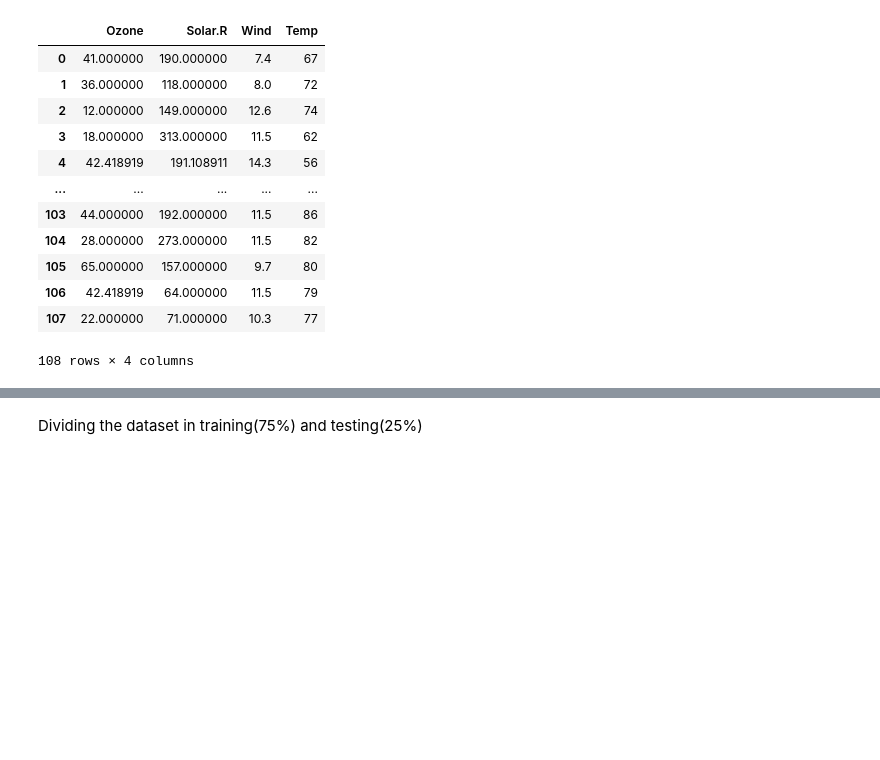
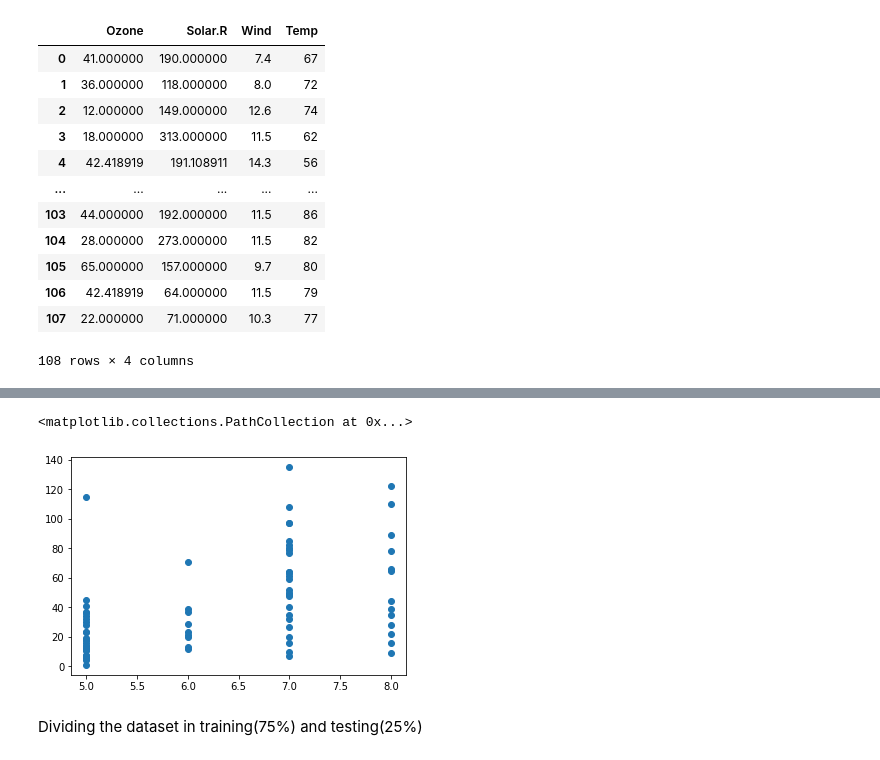
Before and after one commit to Sharvinp/College, a Jupyter notebook: TE Programs/ML Assignments/Riya_K_(9063)_ML_1A(air).ipynb, the cells around one changed output, grey strips where cells are left out. Saved outputs shown, nothing was run; the diff lists cells and outputs as text; code cells hidden in the pictures; blank space fills up the shorter version.

```diff
--- a/TE Programs/ML Assignments/Riya_K_(9063)_ML_1A(air).ipynb
+++ b/TE Programs/ML Assignments/Riya_K_(9063)_ML_1A(air).ipynb
@@ -222,3 +231,8 @@ data1
+# %%
+plt.scatter(data['Month'],data['Ozone'])
+# %% [output]
+<matplotlib.collections.PathCollection at 0x...>
+[figure, added]
 # %% [markdown]
 Dividing the dataset in training(75%) and testing(25%)
 # %%
```
Also changed, not shown: parts of 4 cells of this notebook.
